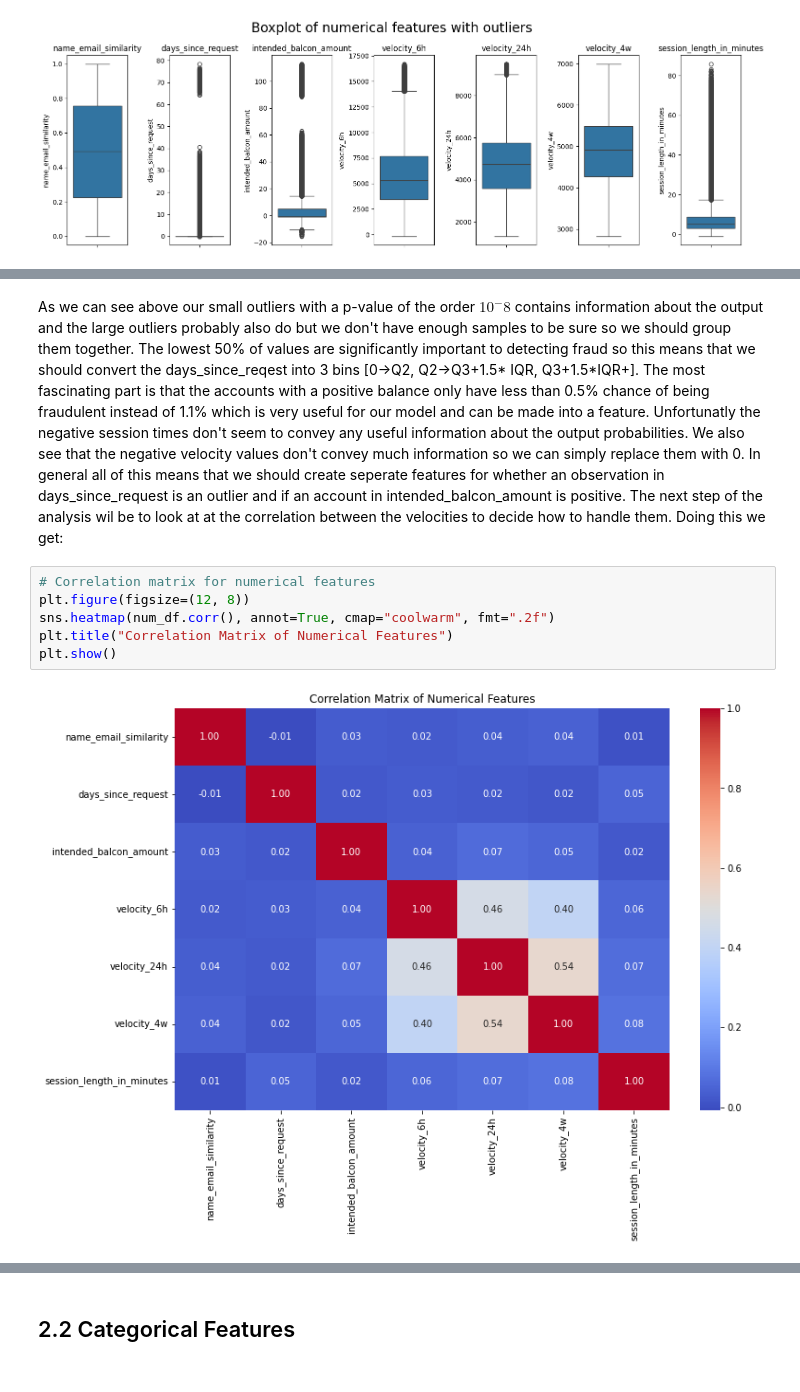
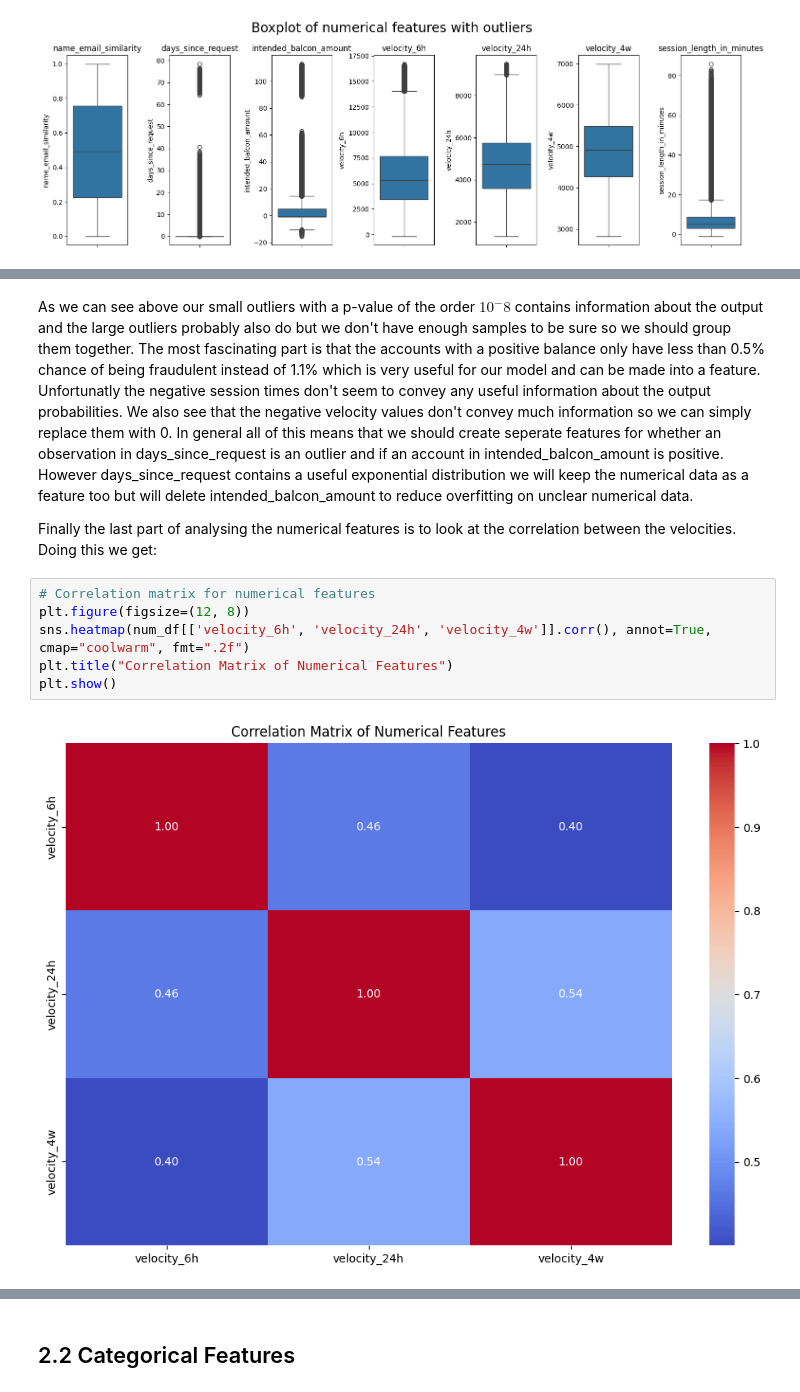
Before and after one commit to AlbinFranzen/Bank-Fraud-Detection, a Jupyter notebook: EDA.ipynb, the cells around one changed output, grey strips where cells are left out. Cells and saved outputs as stored; diff of their text form.

```diff
--- a/EDA.ipynb
+++ b/EDA.ipynb
@@ -224,14 +224,16 @@ hypothesis_df.style.format({'P-value': '{:.2e}'}).hide(axis='index')
 | Negative session times | 0.009858 | 1623 | 6.52e-01 |
 | Negative velocity values | 0.000000 | 36 | nan |
 # %% [markdown]
-As we can see above our small outliers with a p-value of the order $10^-8$ contains information about the output and the large outliers probably also do but we don't have enough samples to be sure so we should group them together. The lowest 50% of values are significantly important to detecting fraud so this means that we should convert the days_since_reqest into 3 bins [0->Q2, Q2->Q3+1.5* IQR, Q3+1.5*IQR+]. The most fascinating part is that the accounts with a positive balance only have less than 0.5% chance of being fraudulent instead of 1.1% which is very useful for our model and can be made into a feature. Unfortunatly the negative session times don't seem to convey any useful information about the output probabilities. We also see that the negative velocity values don't convey much information so we can simply replace them with 0. In general all of this means that we should create seperate features for whether an observation in days_since_request is an outlier and if an account in intended_balcon_amount is positive. The next step of the analysis wil be to look at at the correlation between the velocities to decide how to handle them. Doing this we get:
+As we can see above our small outliers with a p-value of the order $10^-8$ contains information about the output and the large outliers probably also do but we don't have enough samples to be sure so we should group them together. The most fascinating part is that the accounts with a positive balance only have less than 0.5% chance of being fraudulent instead of 1.1% which is very useful for our model and can be made into a feature. Unfortunatly the negative session times don't seem to convey any useful information about the output probabilities. We also see that the negative velocity values don't convey much information so we can simply replace them with 0. In general all of this means that we should create seperate features for whether an observation in days_since_request is an outlier and if an account in intended_balcon_amount is positive. However days_since_request contains a useful exponential distribution we will keep the numerical data as a feature too but will delete intended_balcon_amount to reduce overfitting on unclear numerical data.
+
+Finally the last part of analysing the numerical features is to look at the correlation between the velocities. Doing this we get:
 # %%
 # Correlation matrix for numerical features
 plt.figure(figsize=(12, 8))
-sns.heatmap(num_df.corr(), annot=True, cmap="coolwarm", fmt=".2f")
+sns.heatmap(num_df[['velocity_6h', 'velocity_24h', 'velocity_4w']].corr(), annot=True, cmap="coolwarm", fmt=".2f")
 plt.title("Correlation Matrix of Numerical Features")
 plt.show()
 # %% [output]
-[figure, old version]
+[figure, new version]
 # %% [markdown]
 
```
Also changed, not shown: parts of 12 cells of this notebook.
